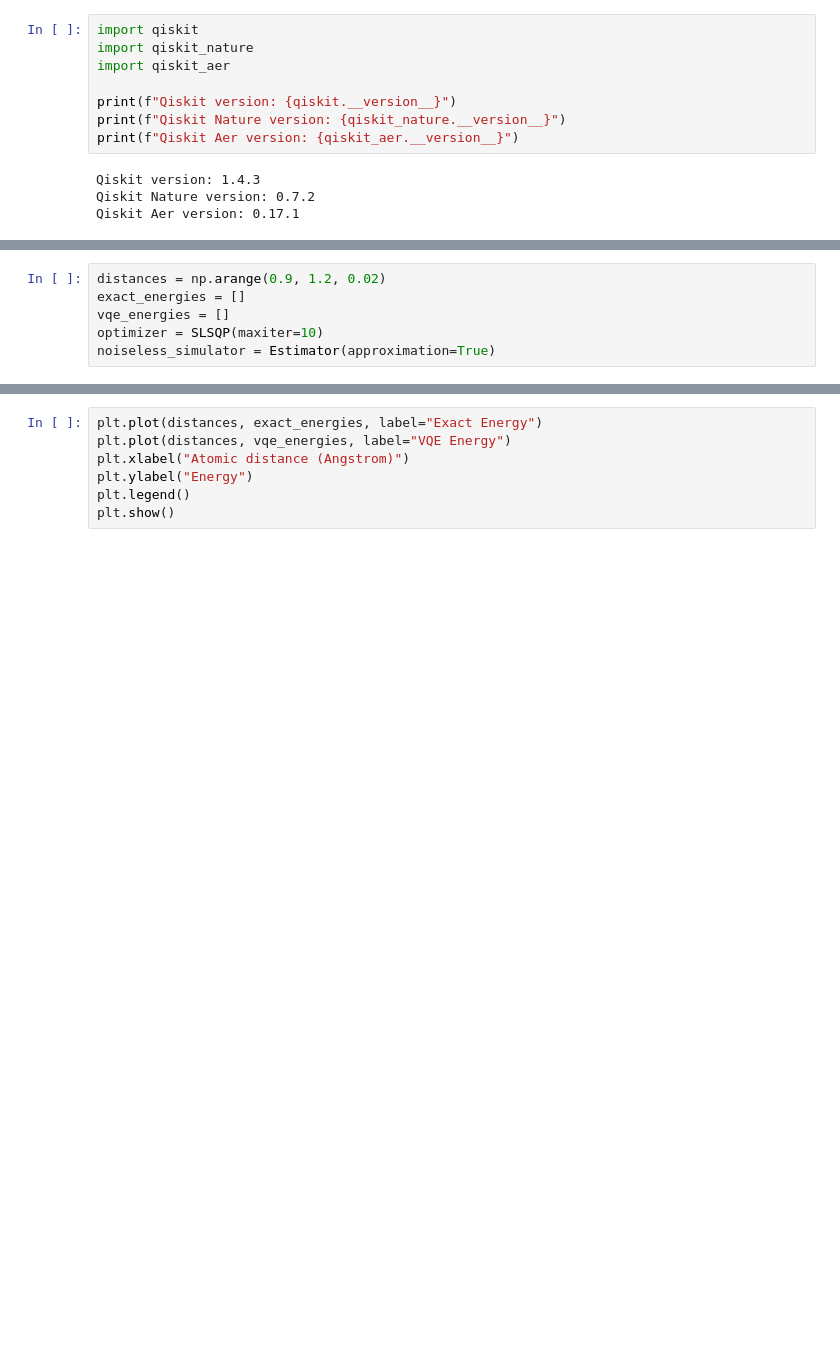
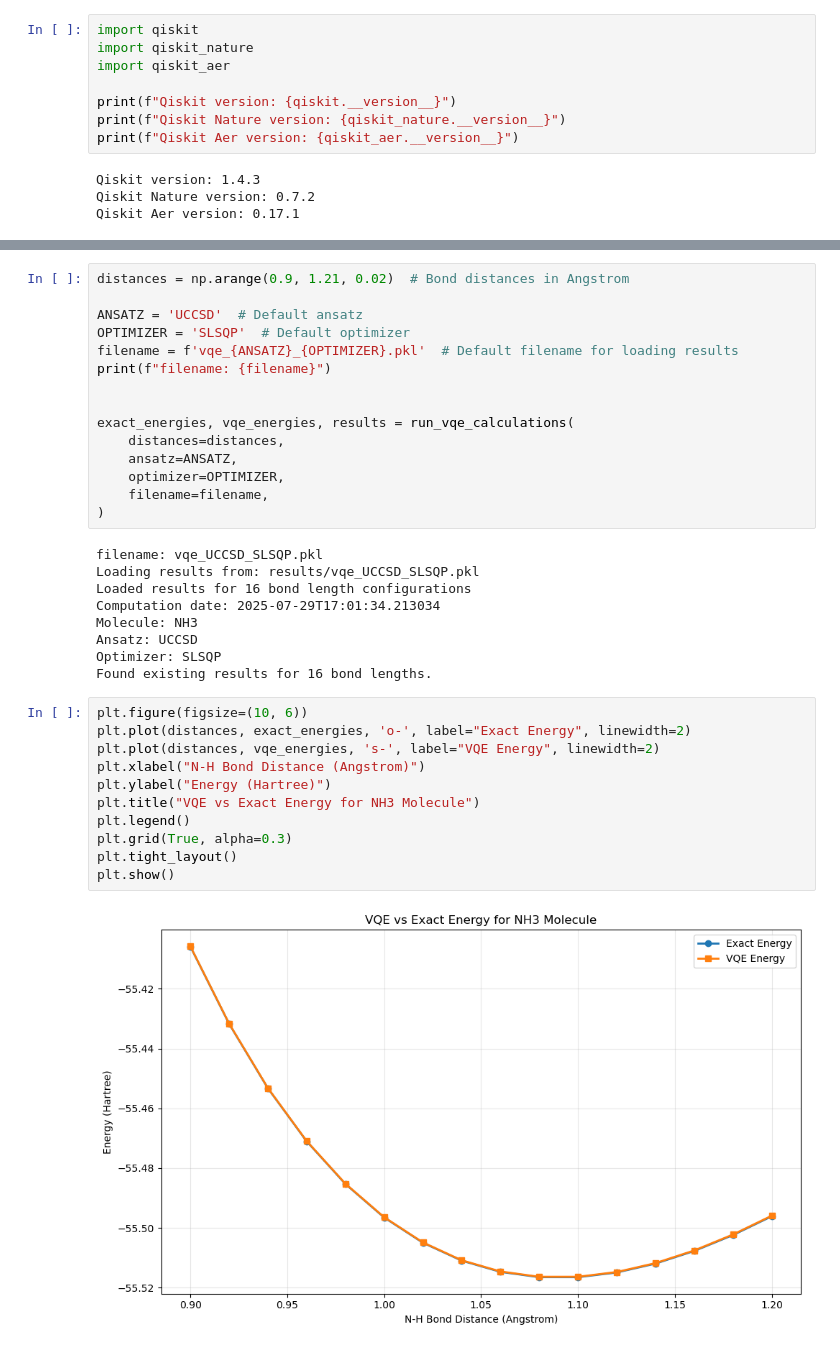
Before and after one commit to trama00/VQE-NH3, a Jupyter notebook: vqe-nh3.ipynb, the cells around one changed output, grey strips where cells are left out. Drawn from its saved outputs; the diff is of its cells as text; blank space fills up the shorter version.

Commit message:
implemented 3 ansatz and opt

```diff
--- a/vqe-nh3.ipynb
+++ b/vqe-nh3.ipynb
@@ -102,6 +230,0 @@ def exact_solver(qubit_op, problem):
-# %%
-distances = np.arange(0.9, 1.2, 0.02)
-exact_energies = []
-vqe_energies = []
-optimizer = SLSQP(maxiter=10)
-noiseless_simulator = Estimator(approximation=True)
@@ -143,7 +396,37 @@ KeyboardInterrupt:
+# %%
+distances = np.arange(0.9, 1.21, 0.02)  # Bond distances in Angstrom
+
+ANSATZ = 'UCCSD'  # Default ansatz
+OPTIMIZER = 'SLSQP'  # Default optimizer
+filename = f'vqe_{ANSATZ}_{OPTIMIZER}.pkl'  # Default filename for loading results
+print(f"filename: {filename}")
+
+
+exact_energies, vqe_energies, results = run_vqe_calculations(
+    distances=distances,
+    ansatz=ANSATZ,
+    optimizer=OPTIMIZER,
+    filename=filename,
+)
+# %% [output]
+filename: vqe_UCCSD_SLSQP.pkl
+Loading results from: results/vqe_UCCSD_SLSQP.pkl
+Loaded results for 16 bond length configurations
+Computation date: 2025-07-29T17:01:34.213034
+Molecule: NH3
+Ansatz: UCCSD
+Optimizer: SLSQP
+Found existing results for 16 bond lengths.
 # %%
-plt.plot(distances, exact_energies, label="Exact Energy")
-plt.plot(distances, vqe_energies, label="VQE Energy")
-plt.xlabel("Atomic distance (Angstrom)")
-plt.ylabel("Energy")
+plt.figure(figsize=(10, 6))
+plt.plot(distances, exact_energies, 'o-', label="Exact Energy", linewidth=2)
+plt.plot(distances, vqe_energies, 's-', label="VQE Energy", linewidth=2)
+plt.xlabel("N-H Bond Distance (Angstrom)")
+plt.ylabel("Energy (Hartree)")
+plt.title("VQE vs Exact Energy for NH3 Molecule")
 plt.legend()
+plt.grid(True, alpha=0.3)
+plt.tight_layout()
 plt.show()
+# %% [output]
+[figure, added]
```
Also changed, not shown: parts of 14 cells of this notebook, 2 other files.
